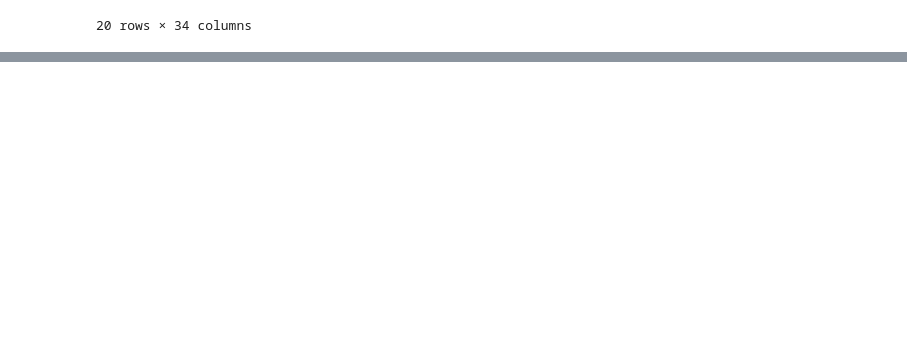
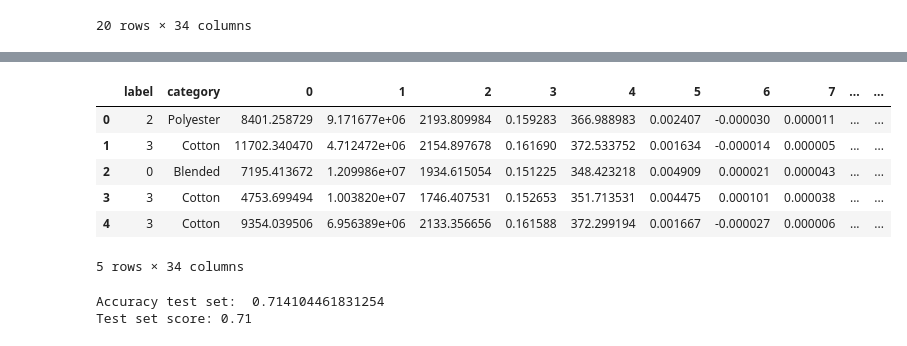
Before and after one commit to elliswmartin/fabric, a Jupyter notebook: svm.ipynb, the cells around one changed output, grey strips where cells are left out. Saved outputs shown, nothing was run; the diff lists cells and outputs as text; code cells hidden in the pictures; blank space fills up the shorter version.

```diff
--- a/svm.ipynb
+++ b/svm.ipynb
@@ -161,0 +234,28 @@ train_df.head(20)
+# %%
+#Load test dataset scalars
+test_df = pd.read_pickle('pkls/scalar_pkls/test_0415.pkl')
+test_df.head()
+# %% [output]
+|  | label | category | 0 | 1 | 2 | 3 | 4 | 5 | 6 | 7 | ... | ... |
+| 0 | 2 | Polyester | 8401.258729 | 9.171677e+06 | 2193.809984 | 0.159283 | 366.988983 | 0.002407 | -0.000030 | 0.000011 | ... | ... |
+| 1 | 3 | Cotton | 11702.340470 | 4.712472e+06 | 2154.897678 | 0.161690 | 372.533752 | 0.001634 | -0.000014 | 0.000005 | ... | ... |
+| 2 | 0 | Blended | 7195.413672 | 1.209986e+07 | 1934.615054 | 0.151225 | 348.423218 | 0.004909 | 0.000021 | 0.000043 | ... | ... |
+| 3 | 3 | Cotton | 4753.699494 | 1.003820e+07 | 1746.407531 | 0.152653 | 351.713531 | 0.004475 | 0.000101 | 0.000038 | ... | ... |
+| 4 | 3 | Cotton | 9354.039506 | 6.956389e+06 | 2133.356656 | 0.161588 | 372.299194 | 0.001667 | -0.000027 | 0.000006 | ... | ... |
+5 rows × 34 columns
+# %%
+#Apply it to taest
+from sklearn.metrics import accuracy_score
+
+X_test = test_df.iloc[:,2:]
+y_test = test_df.iloc[:,0] #numerical labels
+
+y_pred_test = model.predict(X_test)
+
+test_accuracy_score = accuracy_score(y_test, y_pred_test)
+print("Accuracy test set: ", test_accuracy_score)
+test_score = model.score(X_test, y_test)
+print("Test set score: {:.2f}".format(test_score))
+# %% [output]
+Accuracy test set:  0.714104461831254
+Test set score: 0.71
```
Also changed, not shown: parts of 5 cells of this notebook, 1 other file.
